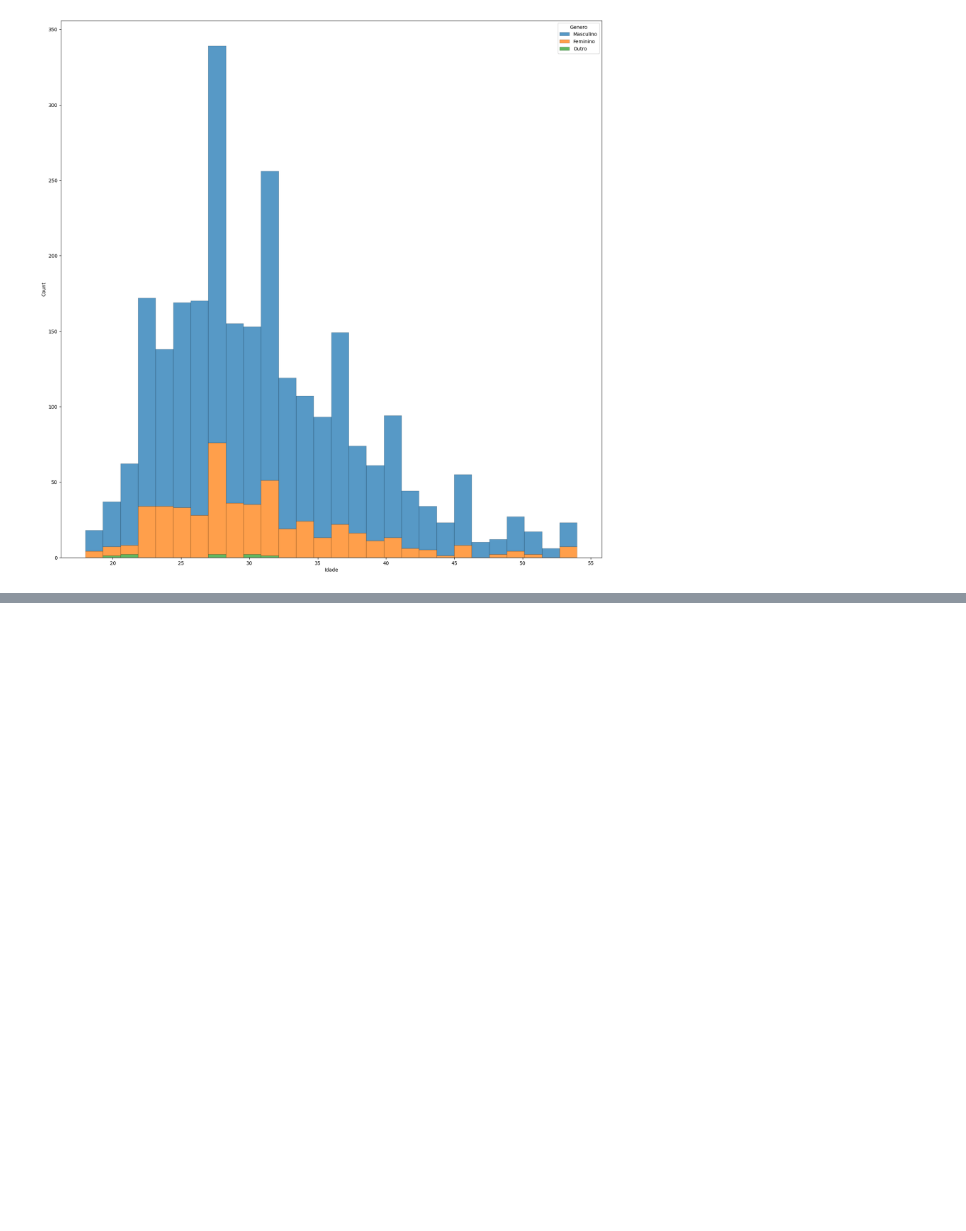
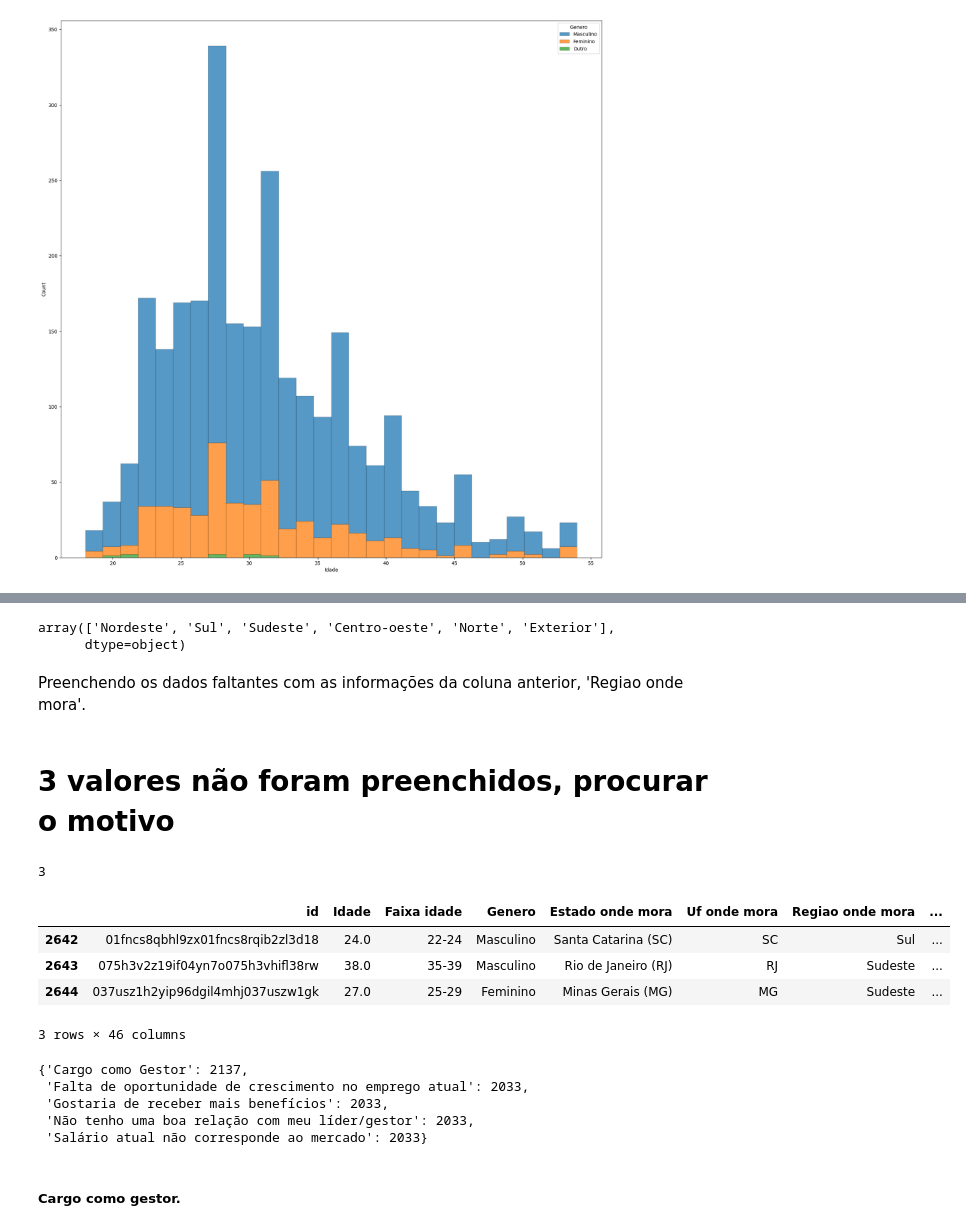
Before and after one commit to MayaraDM/ADA-DS_programming_techiniques_project, a Jupyter notebook: ProjetoV_state_of_data.ipynb, the cells around one changed output, grey strips where cells are left out. Drawn from its saved outputs; the diff is of its cells as text; code cells hidden in the pictures; blank space fills up the shorter version.

```diff
--- a/ProjetoV_state_of_data.ipynb
+++ b/ProjetoV_state_of_data.ipynb
@@ -287,0 +293,2 @@ Name: Não tenho uma boa relação com meu líder/gestor, dtype: int64
+# %%
+df_limpo = df_col_fitro.dropna(axis=1, thresh=0.08 * len(df_col_fitro)).copy()
@@ -287,0 +331,33 @@ Name: Não tenho uma boa relação com meu líder/gestor, dtype: int64
+# %%
+df_limpo['Regiao onde mora'].unique()
+# %% [output]
+array(['Nordeste', 'Sul', 'Sudeste', 'Centro-oeste', 'Norte', 'Exterior'],
+      dtype=object)
+# %% [markdown]
+Preenchendo os dados faltantes com as informações da coluna anterior, 'Regiao onde mora'.
+# %%
+df_limpo['Regiao de origem'].fillna(method='bfill', inplace=True)
+# %% [markdown]
+# 3 valores não foram preenchidos, procurar o motivo
+# %%
+df_limpo['Regiao de origem'].isnull().sum()
+# %% [output]
+3
+# %%
+df_limpo[df_limpo['Regiao de origem'].isnull()]
+# %% [output]
+|  | id | Idade | Faixa idade | Genero | Estado onde mora | Uf onde mora | Regiao onde mora | ... |
+| 2642 | 01fncs8qbhl9zx01fncs8rqib2zl3d18 | 24.0 | 22-24 | Masculino | Santa Catarina (SC) | SC | Sul | ... |
+| 2643 | 075h3v2z19if04yn7o075h3vhifl38rw | 38.0 | 35-39 | Masculino | Rio de Janeiro (RJ) | RJ | Sudeste | ... |
+| 2644 | 037usz1h2yip96dgil4mhj037uszw1gk | 27.0 | 25-29 | Feminino | Minas Gerais (MG) | MG | Sudeste | ... |
+3 rows × 46 columns
+# %%
+df_limpo.isnull().sum().sort_values(ascending=False).head().to_dict()
+# %% [output]
+{'Cargo como Gestor': 2137,
+ 'Falta de oportunidade de crescimento no emprego atual': 2033,
+ 'Gostaria de receber mais benefícios': 2033,
+ 'Não tenho uma boa relação com meu líder/gestor': 2033,
+ 'Salário atual não corresponde ao mercado': 2033}
+# %% [markdown]
+##### Cargo como gestor.
```
Also changed, not shown: parts of 47 cells of this notebook.
